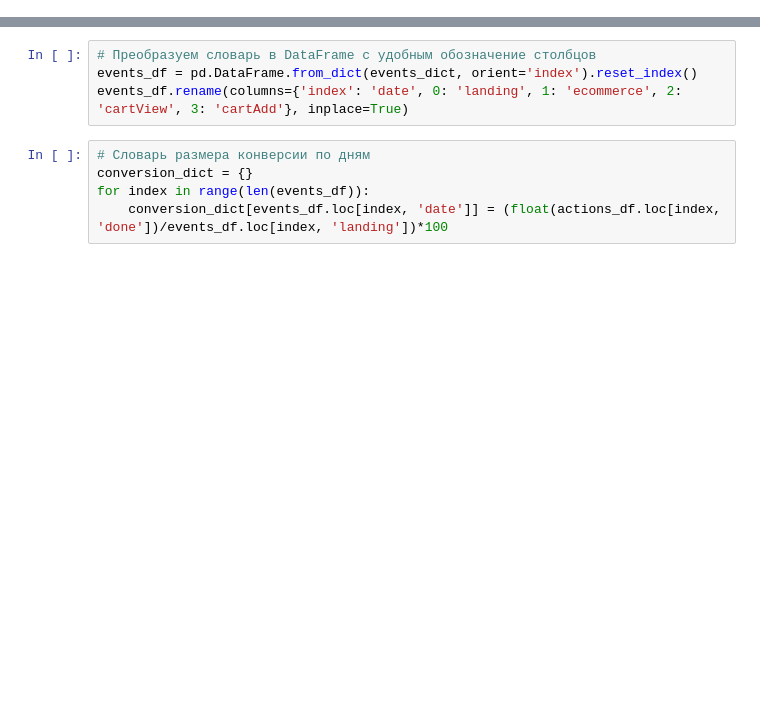
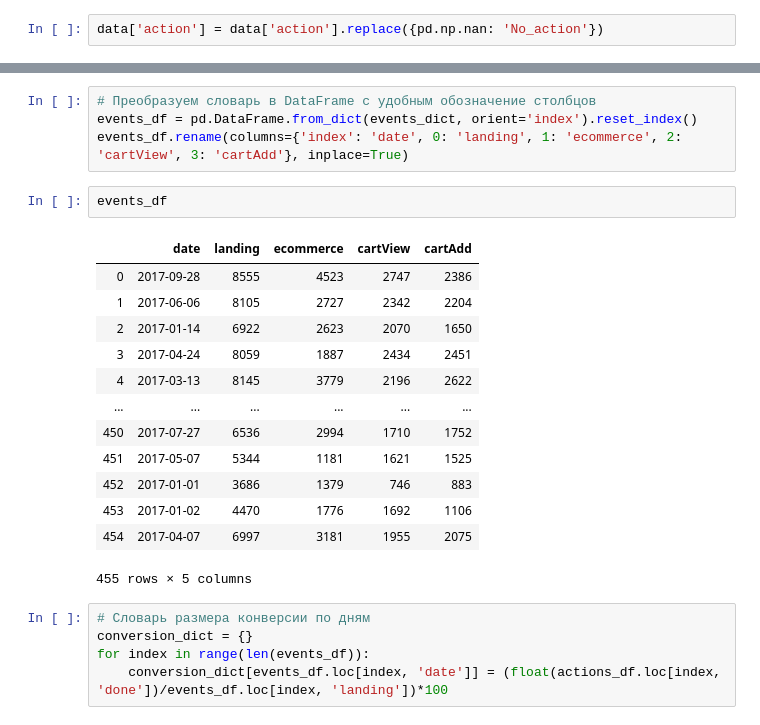
Before and after one commit to sofozzz/ab-test, a Jupyter notebook: ab-test.ipynb, the cells around one changed output, grey strips where cells are left out. Saved outputs shown, nothing was run; the diff lists cells and outputs as text; blank space fills up the shorter version.

```diff
--- a/test_task.ipynb
+++ b/ab-test.ipynb
@@ -165,0 +192,2 @@ actions_df.rename(columns={'index': 'date', 0: 'click', 1: 'checkout', 2: 'done'
+# %%
+data['action'] = data['action'].replace({pd.np.nan: 'No_action'})
@@ -181,6 +279,22 @@ for index in range(len(data)):
 # Преобразуем словарь в DataFrame с удобным обозначение столбцов
 events_df = pd.DataFrame.from_dict(events_dict, orient='index').reset_index()
 events_df.rename(columns={'index': 'date', 0: 'landing', 1: 'ecommerce', 2: 'cartView', 3: 'cartAdd'}, inplace=True)
+# %%
+events_df
+# %% [output]
+|  | date | landing | ecommerce | cartView | cartAdd |
+| 0 | 2017-09-28 | 8555 | 4523 | 2747 | 2386 |
+| 1 | 2017-06-06 | 8105 | 2727 | 2342 | 2204 |
+| 2 | 2017-01-14 | 6922 | 2623 | 2070 | 1650 |
+| 3 | 2017-04-24 | 8059 | 1887 | 2434 | 2451 |
+| 4 | 2017-03-13 | 8145 | 3779 | 2196 | 2622 |
+| ... | ... | ... | ... | ... | ... |
+| 450 | 2017-07-27 | 6536 | 2994 | 1710 | 1752 |
+| 451 | 2017-05-07 | 5344 | 1181 | 1621 | 1525 |
+| 452 | 2017-01-01 | 3686 | 1379 | 746 | 883 |
+| 453 | 2017-01-02 | 4470 | 1776 | 1692 | 1106 |
+| 454 | 2017-04-07 | 6997 | 3181 | 1955 | 2075 |
+455 rows × 5 columns
 # %%
 # Словарь размера конверсии по дням
 conversion_dict = {}
```
Also changed, not shown: parts of 8 cells of this notebook.
